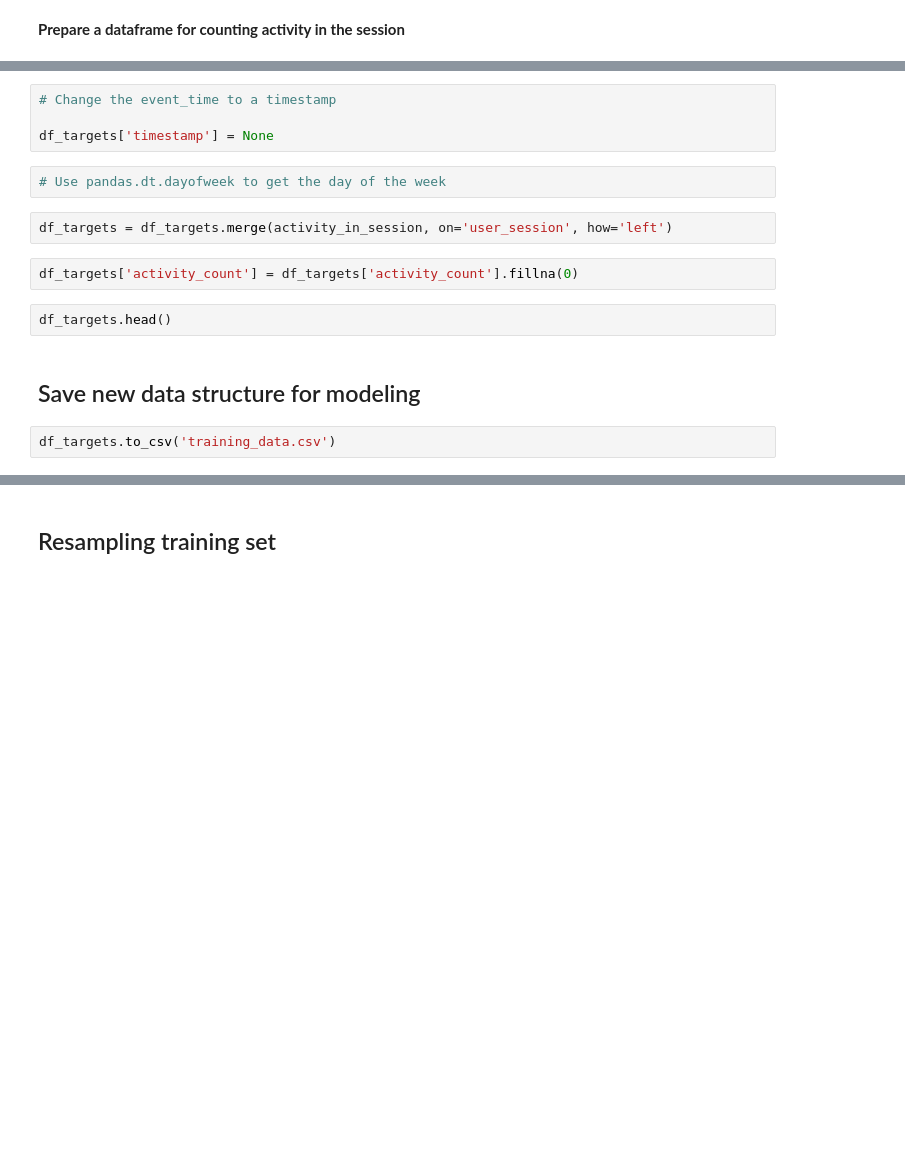
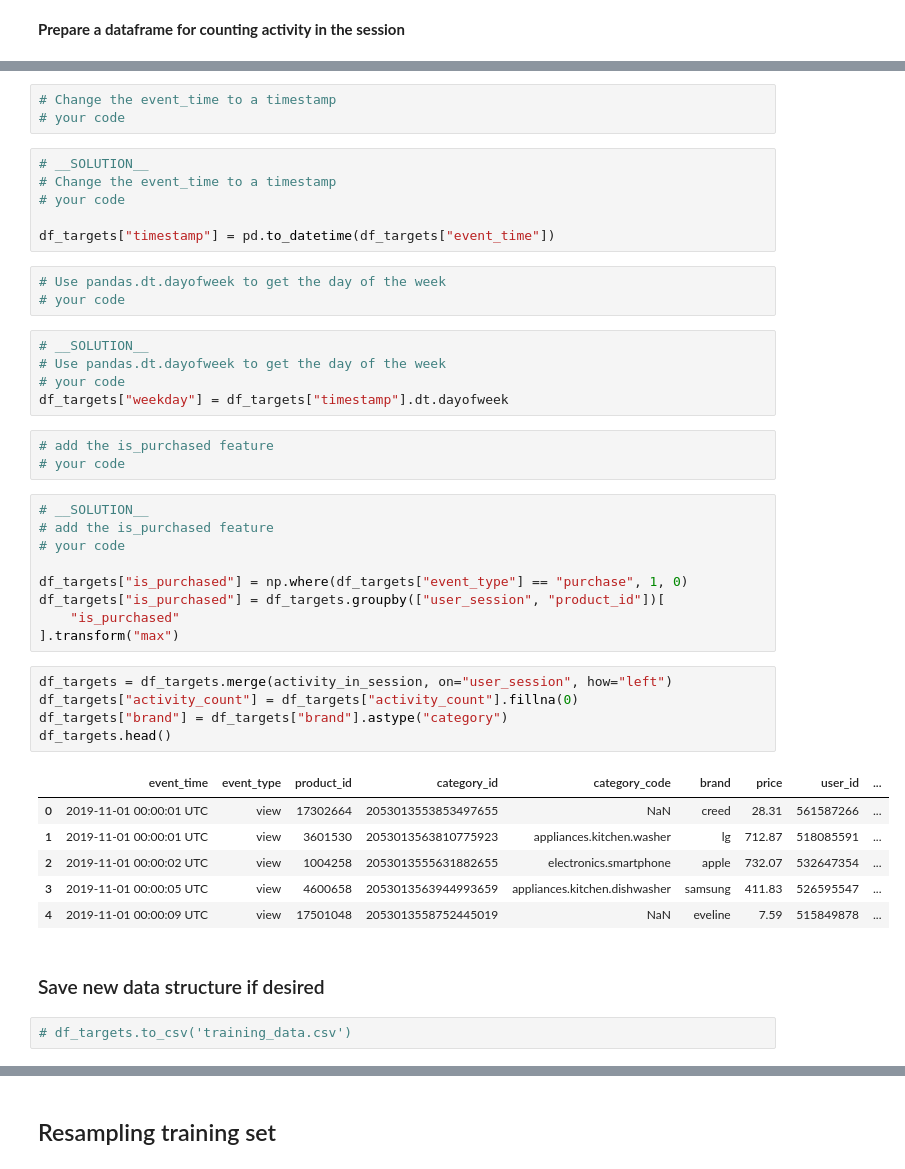
Before and after one commit to learn-co-curriculum/dsc-xgboost-deloitte-lab, a Jupyter notebook: index.ipynb, the cells around one changed output, grey strips where cells are left out. Saved outputs shown, nothing was run; the diff lists cells and outputs as text; blank space fills up the shorter version.

```diff
--- a/index.ipynb
+++ b/index.ipynb
@@ -112,18 +254,47 @@ df_targets = cart_purchase_users_all_activity.copy()
 # %%
 # Change the event_time to a timestamp
-
-df_targets['timestamp'] = None
+# your code
+# %%
+# __SOLUTION__
+# Change the event_time to a timestamp
+# your code
+
+df_targets["timestamp"] = pd.to_datetime(df_targets["event_time"])
 # %%
 # Use pandas.dt.dayofweek to get the day of the week
+# your code
+# %%
+# __SOLUTION__
+# Use pandas.dt.dayofweek to get the day of the week
+# your code
+df_targets["weekday"] = df_targets["timestamp"].dt.dayofweek
+# %%
+# add the is_purchased feature
+# your code
+# %%
+# __SOLUTION__
+# add the is_purchased feature
+# your code
+
+df_targets["is_purchased"] = np.where(df_targets["event_type"] == "purchase", 1, 0)
+df_targets["is_purchased"] = df_targets.groupby(["user_session", "product_id"])[
+    "is_purchased"
+].transform("max")
 # %%
-df_targets = df_targets.merge(activity_in_session, on='user_session', how='left')
+df_targets = df_targets.merge(activity_in_session, on="user_session", how="left")
+df_targets["activity_count"] = df_targets["activity_count"].fillna(0)
+df_targets["brand"] = df_targets["brand"].astype("category")
+df_targets.head()
+# %% [output]
+|  | event_time | event_type | product_id | category_id | category_code | brand | price | user_id | ... |
+| 0 | 2019-11-01 00:00:01 UTC | view | 17302664 | 2053013553853497655 | NaN | creed | 28.31 | 561587266 | ... |
+| 1 | 2019-11-01 00:00:01 UTC | view | 3601530 | 2053013563810775923 | appliances.kitchen.washer | lg | 712.87 | 518085591 | ... |
+| 2 | 2019-11-01 00:00:02 UTC | view | 1004258 | 2053013555631882655 | electronics.smartphone | apple | 732.07 | 532647354 | ... |
+| 3 | 2019-11-01 00:00:05 UTC | view | 4600658 | 2053013563944993659 | appliances.kitchen.dishwasher | samsung | 411.83 | 526595547 | ... |
+| 4 | 2019-11-01 00:00:09 UTC | view | 17501048 | 2053013558752445019 | NaN | eveline | 7.59 | 515849878 | ... |
-# %%
-df_targets['activity_count'] = df_targets['activity_count'].fillna(0)
-# %%
-df_targets.head()
 # %% [markdown]
-## Save new data structure for modeling
+### Save new data structure if desired
 # %%
-df_targets.to_csv('training_data.csv')
+# df_targets.to_csv('training_data.csv')
 # %%
 df_targets.info()
```
Also changed, not shown: parts of 66 cells of this notebook.
